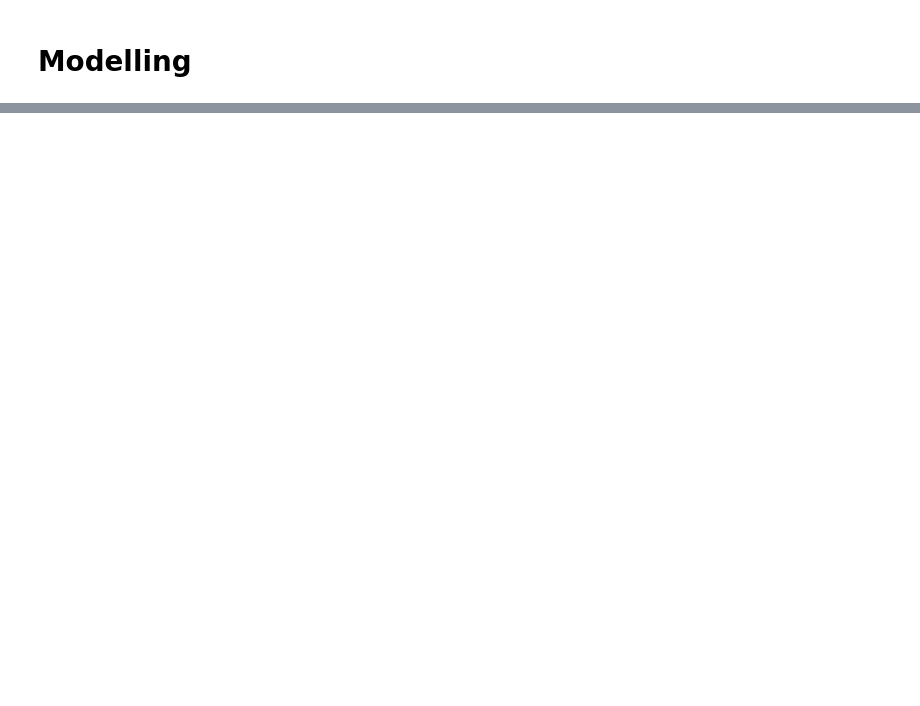
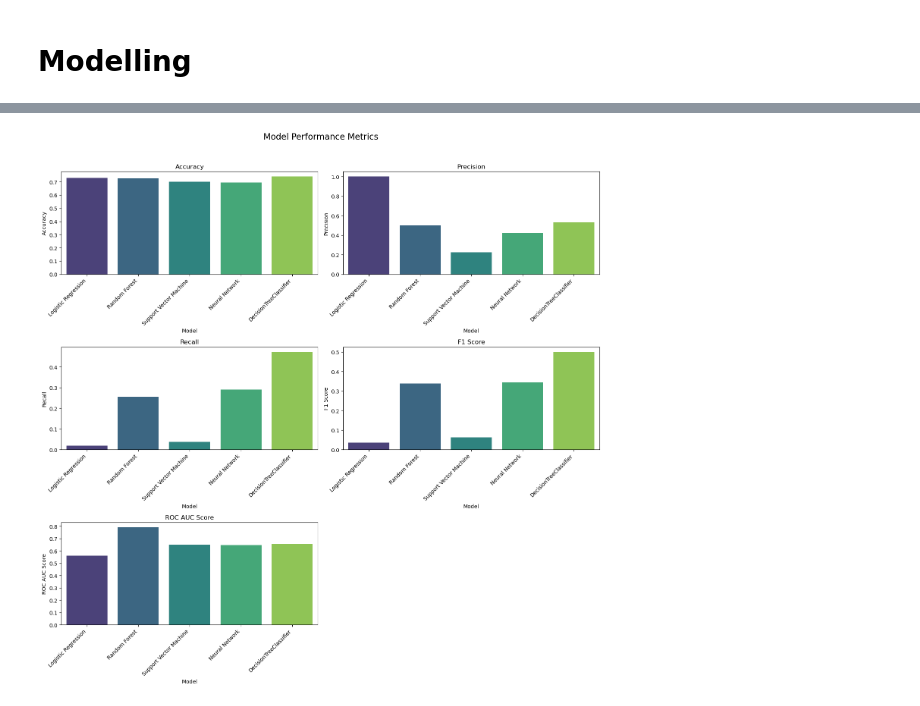
Before and after one commit to Lindelani82/Insurance-Claims-fraud-detection, a Jupyter notebook: Untitled-1.ipynb, the cells around one changed output, grey strips where cells are left out. Drawn from its saved outputs; the diff is of its cells as text; code cells hidden in the pictures; blank space fills up the shorter version.

```diff
--- a/Untitled-1.ipynb
+++ b/Untitled-1.ipynb
@@ -335,2 +351,5 @@ Name: fraud_reported, Length: 1000, dtype: int32
+# %%
+# Split the data into training and testing sets
+X_train, X_val, y_train, y_val = train_test_split(x,y, test_size=0.2, random_state=42)
 # %% [markdown]
 # Modelling
@@ -360,0 +426,31 @@ rf_model.score(x,y)
+# %%
+def plot_performance_metrics(performance_metrics):
+    # Convert performance metrics to DataFrame
+    metrics_df = pd.DataFrame(performance_metrics).T
+
+    # Create a figure with subplots (3 rows, 2 columns)
+    fig, axes = plt.subplots(3, 2, figsize=(15, 15))
+    fig.suptitle('Model Performance Metrics', fontsize=16)
+
+    metrics = ['Accuracy', 'Precision', 'Recall', 'F1 Score', 'ROC AUC Score']
+
+    # Plot each metric
+    for i, metric in enumerate(metrics):
+        ax = axes[i // 2, i % 2]
+        sns.barplot(x=metrics_df.index, y=metrics_df[metric], ax=ax, palette='viridis')
+        ax.set_title(metric)
+        ax.set_xlabel('Model')
+        ax.set_ylabel(metric)
+        ax.set_xticklabels(ax.get_xticklabels(), rotation=45, ha='right')
+
+    # Hide unused subplots
+    for j in range(len(metrics), 6):
+        fig.delaxes(axes[j // 2, j % 2])
+
+    plt.tight_layout(rect=[0, 0, 1, 0.96])
+    plt.show()
+
+# Example usage:
+plot_performance_metrics(performance)
+# %% [output]
+[figure, added]
```
Also changed, not shown: parts of 12 cells of this notebook.
